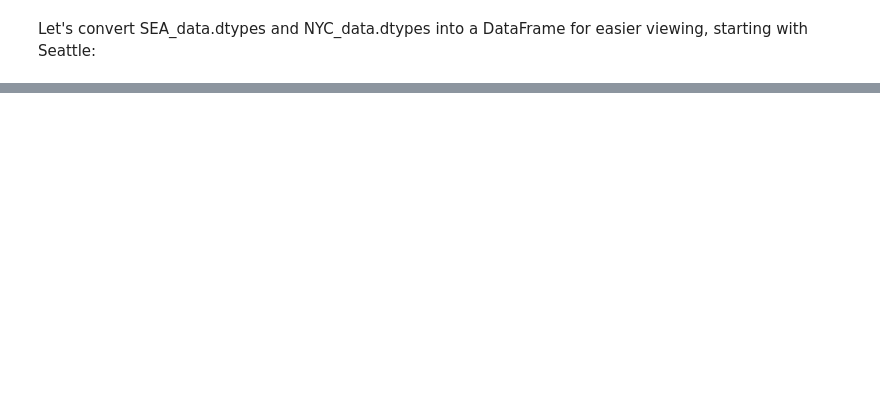
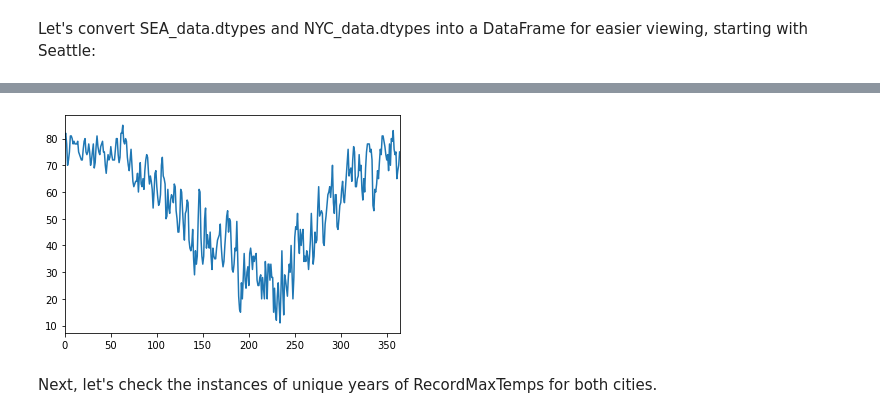
Before and after one commit to rebecca-pete/sea-nyc-weather, a Jupyter notebook: eda.ipynb, the cells around one changed output, grey strips where cells are left out. Saved outputs shown, nothing was run; the diff lists cells and outputs as text; code cells hidden in the pictures; blank space fills up the shorter version.

```diff
--- a/eda.ipynb
+++ b/eda.ipynb
@@ -58,0 +187,3 @@ SEA_data.Name
+# %%
+NYC_set = NYC_data[['date', 'actual_mean_temp', 'record_max_temp', 'record_max_temp_year']]
+print(NYC_set)
@@ -69,0 +269,3 @@ Next, we'll create a plot of both dataframes.
+# %%
+NYC_set.rename(columns={'date': 'Date', 'actual_mean_temp': 'ActualMeanTemp', 'record_max_temp':'RecordMaxTemp', 'record_max_temp_year': 'RecordMaxTempYear'}, inplace=True)
+print (NYC_set)
@@ -69,0 +333,6 @@ Next, we'll create a plot of both dataframes.
+# %%
+NYC_set['ActualMeanTemp'].plot();
+# %% [output]
+[figure, added]
+# %% [markdown]
+Next, let's check the instances of unique years of RecordMaxTemps for both cities.
```
Also changed, not shown: parts of 50 cells of this notebook.
